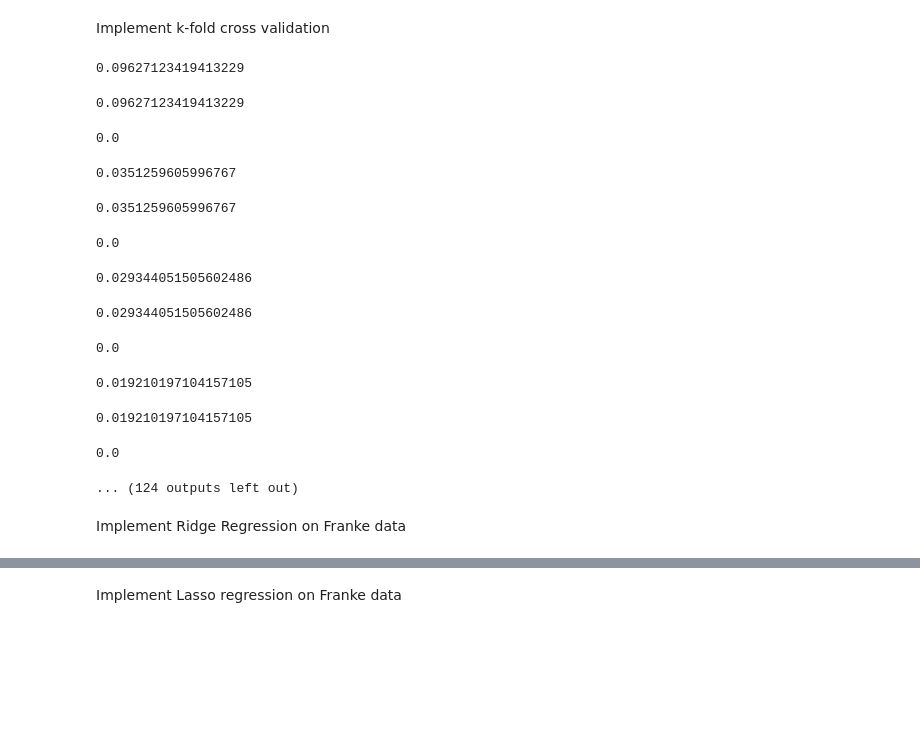
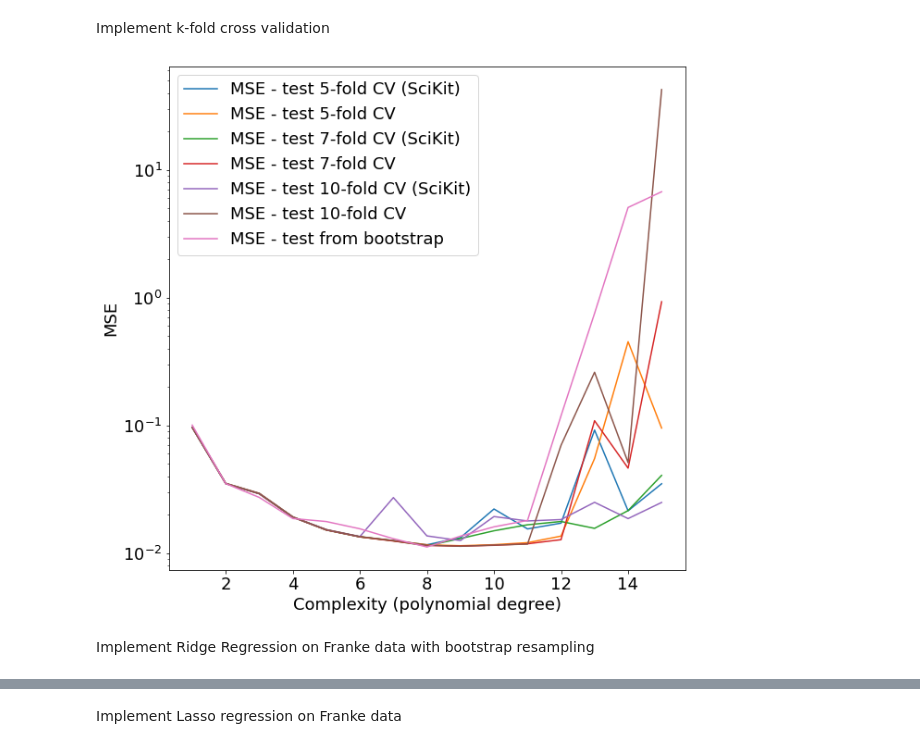
Before and after one commit to tellefs/ML-projects, a Jupyter notebook: project1/project1.ipynb, the cells around one changed output, grey strips where cells are left out. Saved outputs shown, nothing was run; the diff lists cells and outputs as text; code cells hidden in the pictures; blank space fills up the shorter version.

```diff
--- a/project1/project1.ipynb
+++ b/project1/project1.ipynb
@@ -192,13 +192,13 @@ plt.show()
 # %% [markdown]
 Implement k-fold cross validation
 # %%
-np.random.seed(47309275)
+np.warnings.filterwarnings('ignore', category=np.VisibleDeprecationWarning) #not exactly sure why i need this...
 
-folds = np.array([5, 7, 10]) #number of folds
+folds = np.array([5,7,10], dtype=int) #number of folds
 
 degree = np.linspace(1, max_degree, max_degree)
 
-fig, ax = plt.subplots(figsize=(10, 10))
+plt.figure(figsize=(figwidth, figheigth))
 
 for k_folds in folds:
 
@@ -221,62 +221,59 @@ for k_folds in folds:
 
             X_test = X_split[k] #picks out the kth matrix from X
             X_train = np.concatenate(np.delete(X_split, k, 0)) #deletes the kth matrix, and leaves the rest
+
+            scaler = StandardScaler(with_mean = True, with_std = False)
+            scaler.fit(X_train)
+            X_train_scaled = scaler.transform(X_train)
+            X_test_scaled = scaler.transform(X_test)
+
             beta = np.linalg.inv(X_train.T @ X_train) @ X_train.T @ z_train
             z_predict = X_test @ beta
             MSE_test_kfold_values[k] = MSE(z_test,z_predict)
 
         MSE_test_kfold[i] = np.mean(MSE_test_kfold_values)
-        display(MSE_test_kfold[i])
 
         #k-fold cross validation using SciKit
         kfold_scikit = KFold(n_splits = k_folds)
         MSE_test_kfold_values_scikit = np.zeros(k_folds)
 
         k=0
         for train_inds, test_inds in kfold_scikit.split(X):
 
             X_train = X[train_inds]
             z_train = z[train_inds]
 
             X_test = X[test_inds]
             z_test = z[test_inds]
 
-            beta = np.linalg.inv(X_train.T @ X_train) @ X_train.T @ z_train
-            z_predict = X_test @ beta
+            scaler = StandardScaler(with_mean = True, with_std = False)
+            scaler.fit(X_train)
+            X_train_scaled = scaler.transform(X_train)
+            X_test_scaled = scaler.transform(X_test)
+
+            model = LinearRegression(fit_intercept=True).fit(X_train, z_train)
+            z_predict = model.predict(X_test)
+            z_tilde = model.predict(X_train)
             MSE_test_kfold_values_scikit[k] = MSE(z_test,z_predict)
             k+=1
 
         MSE_test_kfold_scikit[i] = np.mean(MSE_test_kfold_values_scikit)
-        display(MSE_test_kfold_scikit[i])
-        display(MSE_test_kfold_scikit[i]-MSE_test_kfold[i])
 
-    ax.plot(degree, MSE_test_kfold_scikit, 'o', label='MSE - test %.i-fold CV (SciKit)'%k_folds)
-    ax.plot(degree, MSE_test_kfold, label='MSE - test %.i-fold CV'%k_folds)
+    plt.plot(degree, MSE_test_kfold_scikit, label='MSE - test %.i-fold CV (SciKit)'%k_folds)
+    plt.plot(degree, MSE_test_kfold, label='MSE - test %.i-fold CV'%k_folds)
 
 
-plt.ylabel('MSE', fontsize=18)
-plt.xlabel('Complexity (polynomial degree)', fontsize=18)
+plt.ylabel('MSE', fontsize=fontsize)
+plt.xlabel('Complexity (polynomial degree)', fontsize=fontsize)
 #plt.plot(degree, MSE_train, label='MSE - training')
-ax.plot(degree, MSE_test_bootstrap, label='MSE - test from bootstrap')
+plt.plot(degree, MSE_test_bootstrap, label='MSE - test from bootstrap')
 #plt.plot(degree, MSE_test, label='MSE - test')
 plt.yscale('log')
-ax.tick_params(axis='both', which='both', labelsize=18)
-ax.legend(fontsize=18, loc='upper left')
+plt.tick_params(axis='both', which='both', labelsize=18)
+plt.legend(fontsize=18, loc='upper left')
 plt.savefig('figures/mse_test_training_bootstrap')
 plt.show()
 # %% [output]
-0.09627123419413229
-0.09627123419413229
-0.0
-0.0351259605996767
-0.0351259605996767
-0.0
-0.029344051505602486
-0.029344051505602486
-0.0
-0.019210197104157105
-0.019210197104157105
-0.0
-... (124 outputs left out)
+[figure, added]
 # %% [markdown]
-Implement Ridge Regression on Franke data
+Implement Ridge Regression on Franke data with bootstrap resampling
```
Also changed, not shown: parts of 10 cells of this notebook, 2 other files.
